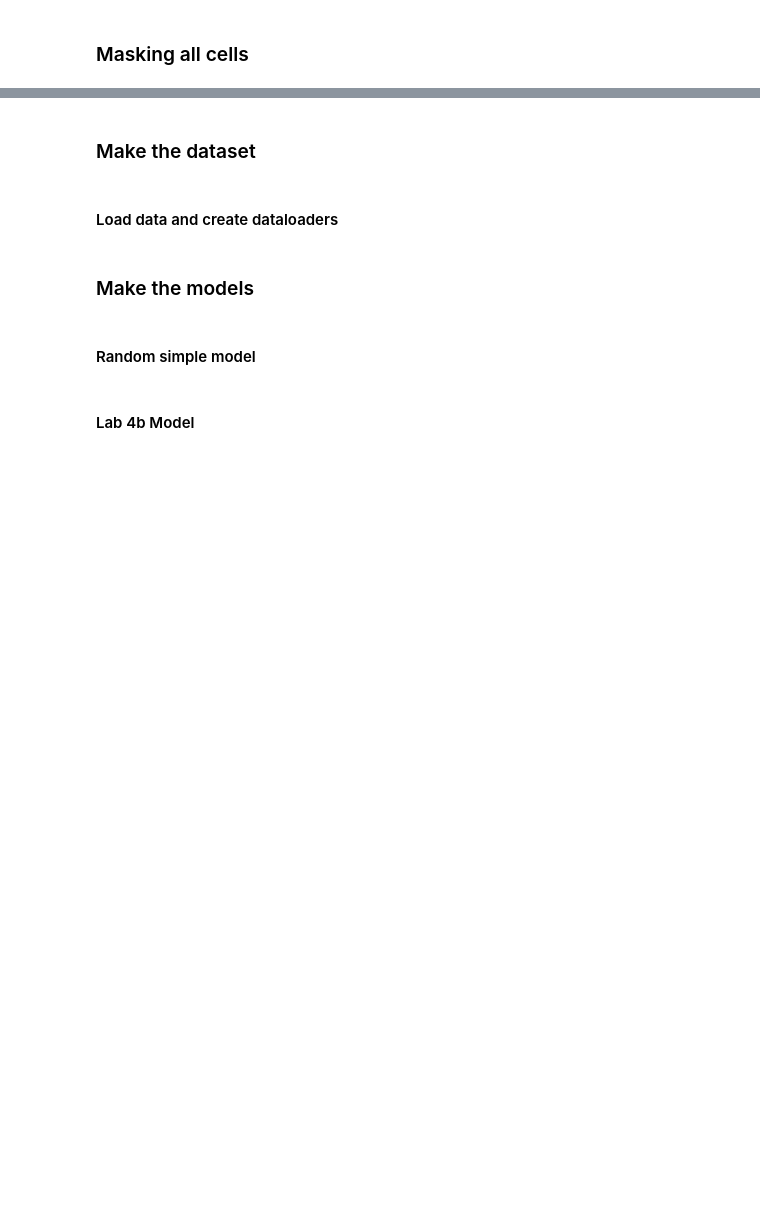
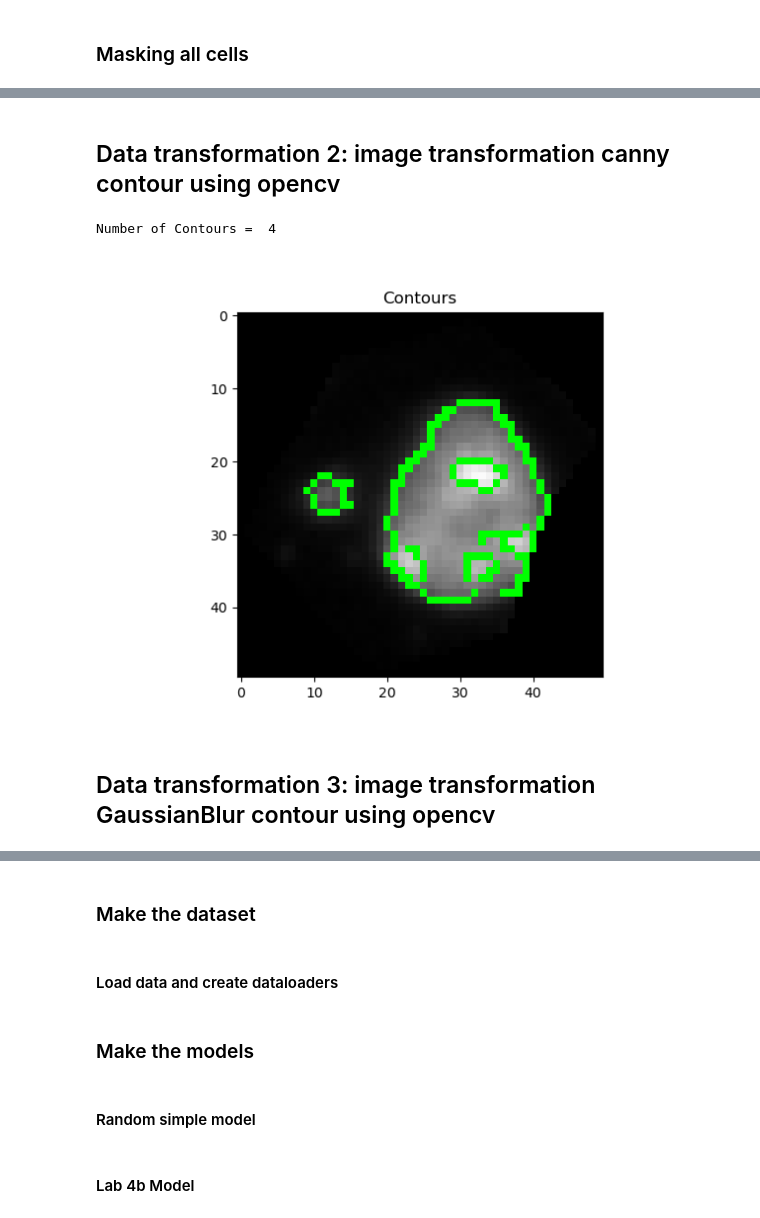
Before and after one commit to jiyu4399/DATA3888_Image_Group_2, a Jupyter notebook: processing-Copy1.ipynb, the cells around one changed output, grey strips where cells are left out. Cells and saved outputs as stored; diff of their text form; code cells hidden in the pictures; blank space fills up the shorter version.

```diff
--- a/processing-Copy1.ipynb
+++ b/processing-Copy1.ipynb
@@ -326,0 +401,34 @@ plt.imshow(masked_cells[8][33839], cmap='gray')
+# %% [markdown]
+## Data transformation 2: image transformation canny contour using opencv
+# %%
+import cv2
+import numpy as np
+import matplotlib.pyplot as plt
+
+# Load the grayscale image
+img = masked_cells[8][33839]
+
+# Use Canny edge detection
+canny = cv2.Canny(img, 10, 200)
+
+# Find contours
+contours, hierarchy = cv2.findContours(canny, cv2.RETR_EXTERNAL, cv2.CHAIN_APPROX_NONE)
+print("Number of Contours = ", len(contours))
+
+# Create an image copy to draw contours on
+display_img = cv2.cvtColor(img, cv2.COLOR_GRAY2BGR)
+cv2.drawContours(display_img, contours, -1, (0, 255, 0), 1)
+
+# Convert BGR to RGB for displaying in matplotlib
+display_img_rgb = cv2.cvtColor(display_img, cv2.COLOR_BGR2RGB)
+
+# Display using matplotlib
+plt.close()
+plt.imshow(display_img_rgb)
+plt.title('Contours')
+plt.show()
+# %% [output]
+Number of Contours =  4
+[figure, added]
+# %% [markdown]
+## Data transformation 3:  image transformation GaussianBlur contour using opencv
```
Also changed, not shown: parts of 20 cells of this notebook, 1 other file.
